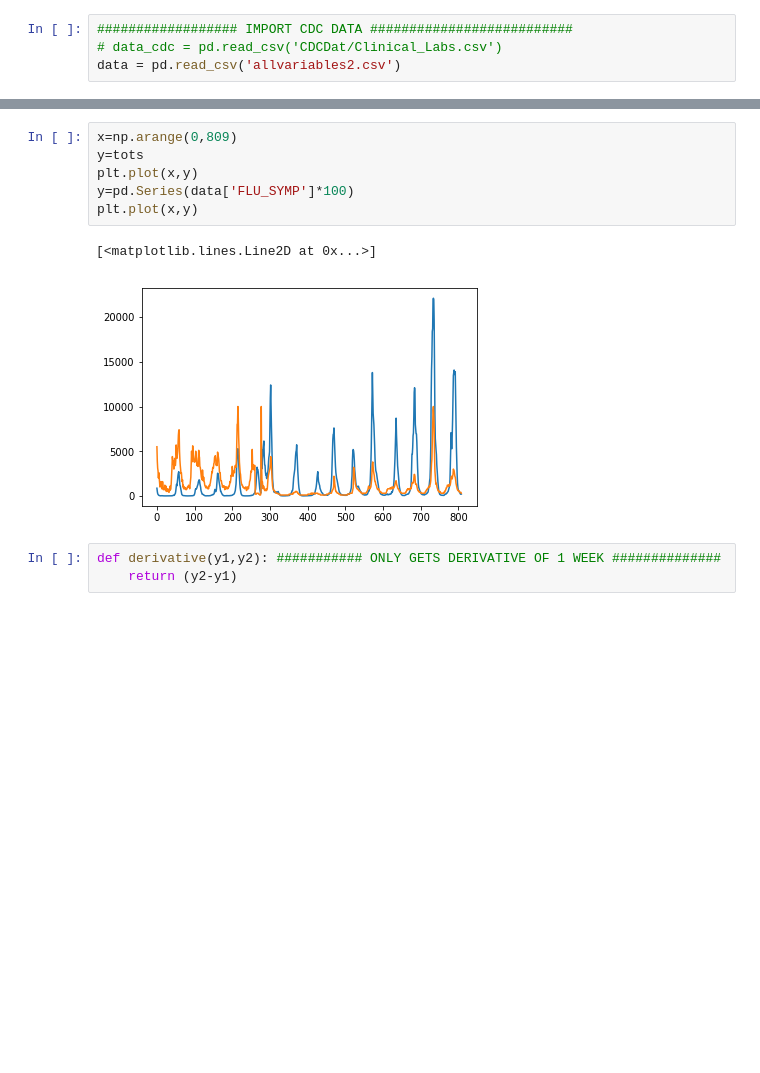
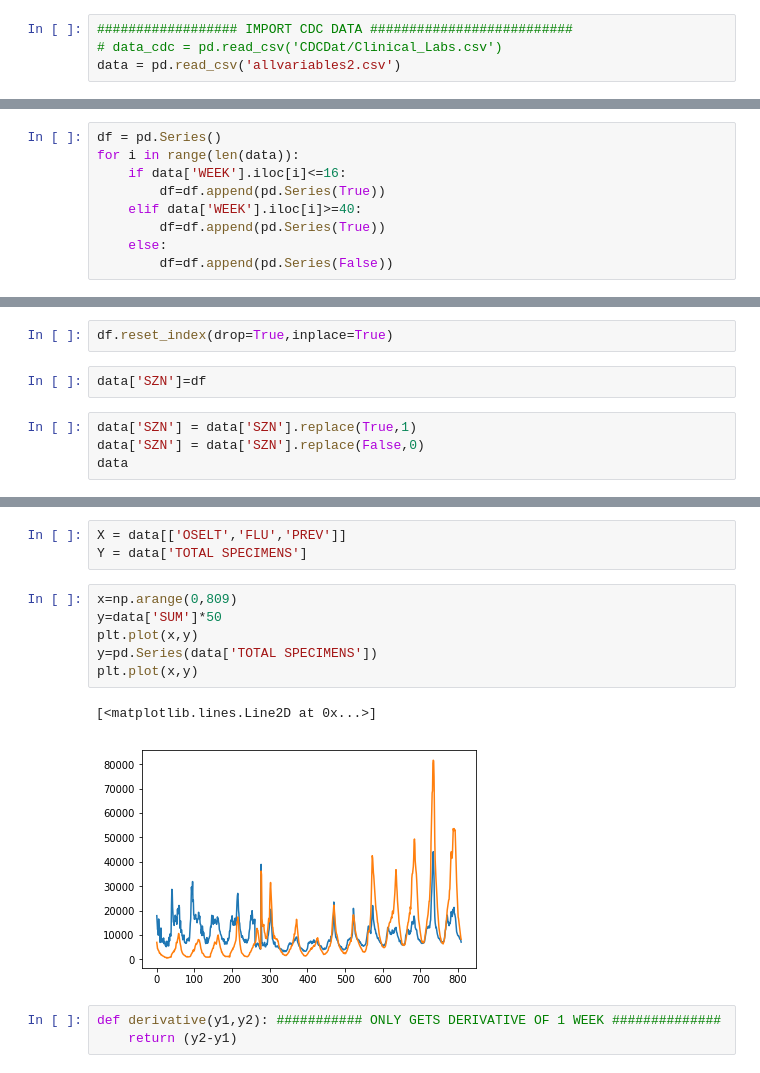
Before and after one commit to shreyaj1212/Influenza-Trends, a Jupyter notebook: Regression-People Tested.ipynb, the cells around one changed output, grey strips where cells are left out. Drawn from its saved outputs; the diff is of its cells as text; blank space fills up the shorter version.

```diff
--- a/Regression-People Tested.ipynb
+++ b/Regression-People Tested.ipynb
@@ -48,0 +69,9 @@ AttributeError: 'NoneType' object has no attribute 'insert'
+# %%
+df = pd.Series()
+for i in range(len(data)):
+    if data['WEEK'].iloc[i]<=16:
+        df=df.append(pd.Series(True))
+    elif data['WEEK'].iloc[i]>=40:
+        df=df.append(pd.Series(True))
+    else:
+        df=df.append(pd.Series(False))
@@ -48,0 +96,8 @@ AttributeError: 'NoneType' object has no attribute 'insert'
+# %%
+df.reset_index(drop=True,inplace=True)
+# %%
+data['SZN']=df
+# %%
+data['SZN'] = data['SZN'].replace(True,1)
+data['SZN'] = data['SZN'].replace(False,0)
+data
@@ -49,12 +123,15 @@ AttributeError: 'NoneType' object has no attribute 'insert'
+# %%
+X = data[['OSELT','FLU','PREV']]
+Y = data['TOTAL SPECIMENS']
 # %%
 x=np.arange(0,809)
-y=tots
+y=data['SUM']*50
 plt.plot(x,y)
-y=pd.Series(data['FLU_SYMP']*100)
+y=pd.Series(data['TOTAL SPECIMENS'])
 plt.plot(x,y)
 # %% [output]
 [<matplotlib.lines.Line2D at 0x...>]
-[figure, old version]
+[figure, new version]
 # %%
 def derivative(y1,y2): ########### ONLY GETS DERIVATIVE OF 1 WEEK ##############
     return (y2-y1)
```
Also changed, not shown: parts of 10 cells of this notebook, 14 other files.
